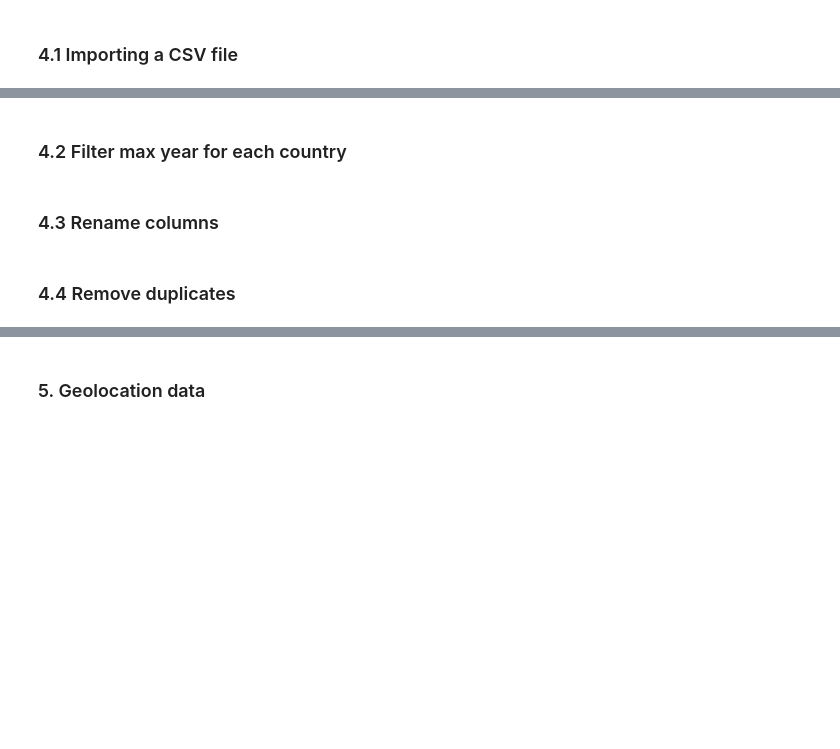
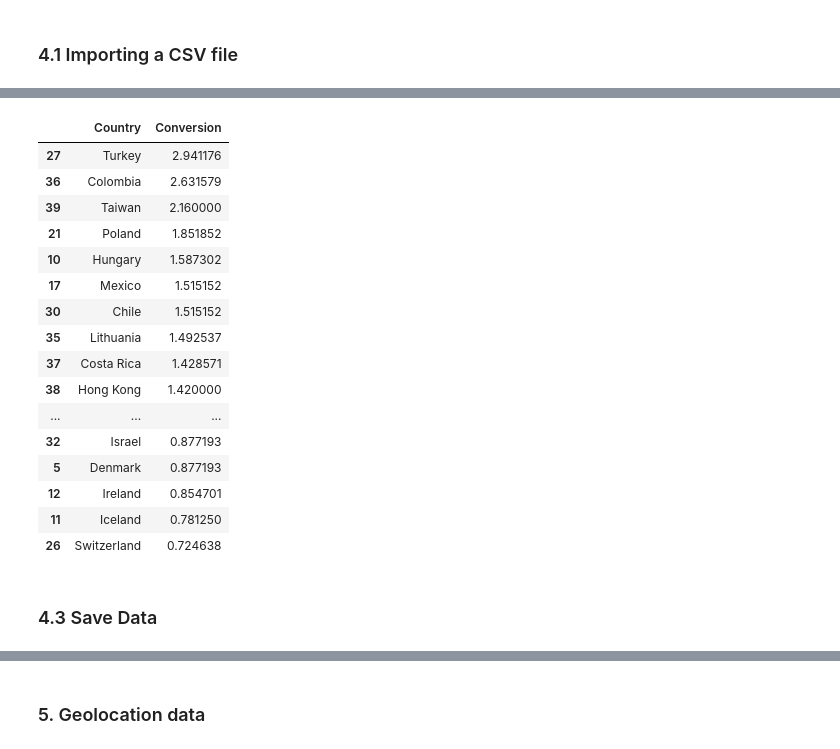
Before and after one commit to Luk-kar/DS_salaries_project, a Jupyter notebook: _002_data_cleaning_socioeconomic.ipynb, the cells around one changed output, grey strips where cells are left out. Cells and saved outputs as stored; diff of their text form; code cells hidden in the pictures; blank space fills up the shorter version.

```diff
--- a/_002_data_cleaning_socioeconomic.ipynb
+++ b/_002_data_cleaning_socioeconomic.ipynb
@@ -485,0 +496,15 @@ df.head()
+# %%
+df = df[['Country', 'Value']]
+df['Value'] = 1 / (df['Value'] / 100)
+
+new_rows = [{'Country': 'Hong Kong', 'Value': 1.42},
+            {'Country': 'Taiwan', 'Value': 2.16}]
+
+df = df.append(new_rows, ignore_index=True)
+
+df['Country'] = df['Country'].replace('Korea', 'South Korea')
+df['Country'] = df['Country'].replace('Türkiye', 'Turkey')
+
+df = df.rename(columns={'Value': 'Conversion'})
+
+df.head()
@@ -488,17 +533,22 @@ df.shape
-# %% [markdown]
-### 4.2 Filter max year for each country
-# %%
-def filter_max_year(df: pd.DataFrame, location_col='LOCATION', year_col='TIME', value_col='Value'):
-
-    max_years = df.groupby(location_col)[year_col].transform("max")
-
-    filtered_df = df[df[year_col] == max_years].reset_index(drop=True)
-
-    filtered_df.rename(columns={'Value': value_col}, inplace=True)
-
-    return filtered_df
-
-df = filter_max_year(df)
-df
+# %%
+df.sort_values(by='Conversion', ascending=False)
+# %% [output]
+|  | Country | Conversion |
+| 27 | Turkey | 2.941176 |
+| 36 | Colombia | 2.631579 |
+| 39 | Taiwan | 2.160000 |
+| 21 | Poland | 1.851852 |
+| 10 | Hungary | 1.587302 |
+| 17 | Mexico | 1.515152 |
+| 30 | Chile | 1.515152 |
+| 35 | Lithuania | 1.492537 |
+| 37 | Costa Rica | 1.428571 |
+| 38 | Hong Kong | 1.420000 |
+| ... | ... | ... |
+| 32 | Israel | 0.877193 |
+| 5 | Denmark | 0.877193 |
+| 12 | Ireland | 0.854701 |
+| 11 | Iceland | 0.781250 |
+| 26 | Switzerland | 0.724638 |
 # %% [markdown]
-### 4.3 Rename columns
+### 4.3 Save Data
@@ -509,2 +554,0 @@ df.head()
-# %% [markdown]
-### 4.4 Remove duplicates
```
Also changed, not shown: parts of 19 cells of this notebook, 4 other files.
